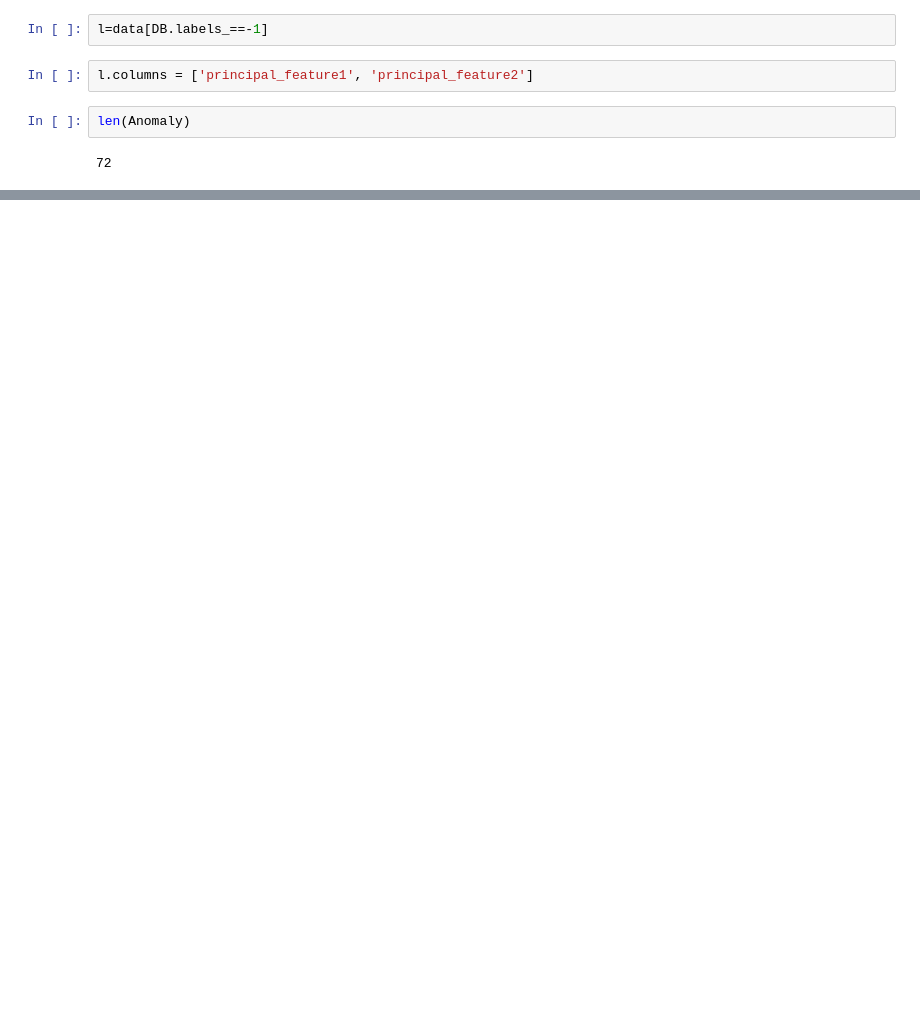
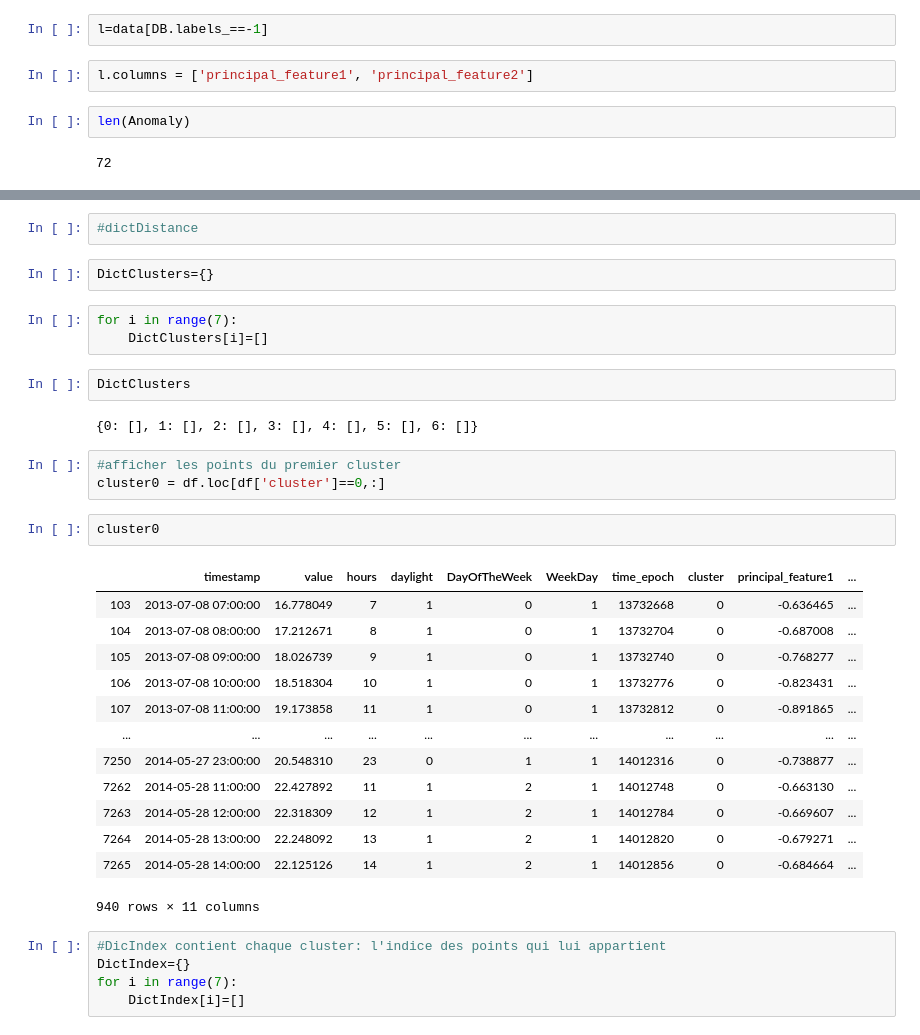
Before and after one commit to MariamSayari/AnomalyDetectionKmeansVersion1-, a Jupyter notebook: anomalyDetection.ipynb, the cells around one changed output, grey strips where cells are left out. Cells and saved outputs as stored; diff of their text form; blank space fills up the shorter version.

```diff
--- a/anomalyDetection.ipynb
+++ b/anomalyDetection.ipynb
@@ -243,0 +216,35 @@ print(intersected_df)
+# %%
+#dictDistance
+# %%
+DictClusters={}
+# %%
+for i in range(7):
+    DictClusters[i]=[]
+# %%
+DictClusters
+# %% [output]
+{0: [], 1: [], 2: [], 3: [], 4: [], 5: [], 6: []}
+# %%
+#afficher les points du premier cluster
+cluster0 = df.loc[df['cluster']==0,:]
+# %%
+cluster0
+# %% [output]
+|  | timestamp | value | hours | daylight | DayOfTheWeek | WeekDay | time_epoch | cluster | principal_feature1 | ... |
+| 103 | 2013-07-08 07:00:00 | 16.778049 | 7 | 1 | 0 | 1 | 13732668 | 0 | -0.636465 | ... |
+| 104 | 2013-07-08 08:00:00 | 17.212671 | 8 | 1 | 0 | 1 | 13732704 | 0 | -0.687008 | ... |
+| 105 | 2013-07-08 09:00:00 | 18.026739 | 9 | 1 | 0 | 1 | 13732740 | 0 | -0.768277 | ... |
+| 106 | 2013-07-08 10:00:00 | 18.518304 | 10 | 1 | 0 | 1 | 13732776 | 0 | -0.823431 | ... |
+| 107 | 2013-07-08 11:00:00 | 19.173858 | 11 | 1 | 0 | 1 | 13732812 | 0 | -0.891865 | ... |
+| ... | ... | ... | ... | ... | ... | ... | ... | ... | ... | ... |
+| 7250 | 2014-05-27 23:00:00 | 20.548310 | 23 | 0 | 1 | 1 | 14012316 | 0 | -0.738877 | ... |
+| 7262 | 2014-05-28 11:00:00 | 22.427892 | 11 | 1 | 2 | 1 | 14012748 | 0 | -0.663130 | ... |
+| 7263 | 2014-05-28 12:00:00 | 22.318309 | 12 | 1 | 2 | 1 | 14012784 | 0 | -0.669607 | ... |
+| 7264 | 2014-05-28 13:00:00 | 22.248092 | 13 | 1 | 2 | 1 | 14012820 | 0 | -0.679271 | ... |
+| 7265 | 2014-05-28 14:00:00 | 22.125126 | 14 | 1 | 2 | 1 | 14012856 | 0 | -0.684664 | ... |
+940 rows × 11 columns
+# %%
+#DicIndex contient chaque cluster: l'indice des points qui lui appartient
+DictIndex={}
+for i in range(7):
+    DictIndex[i]=[]
```
Also changed, not shown: parts of 63 cells of this notebook, 2 other files.
